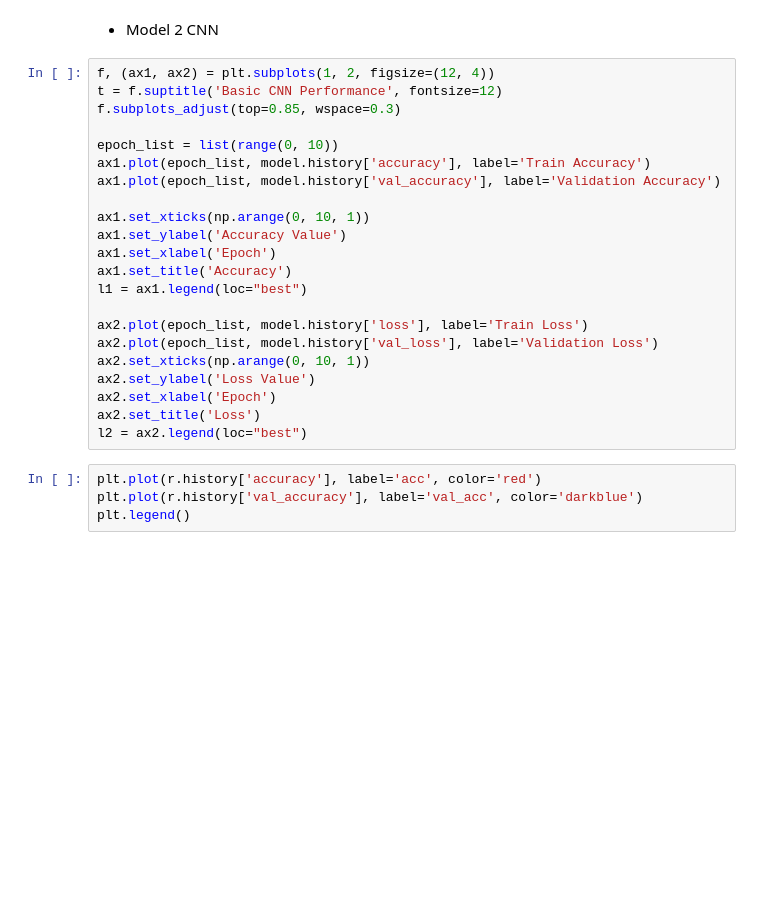
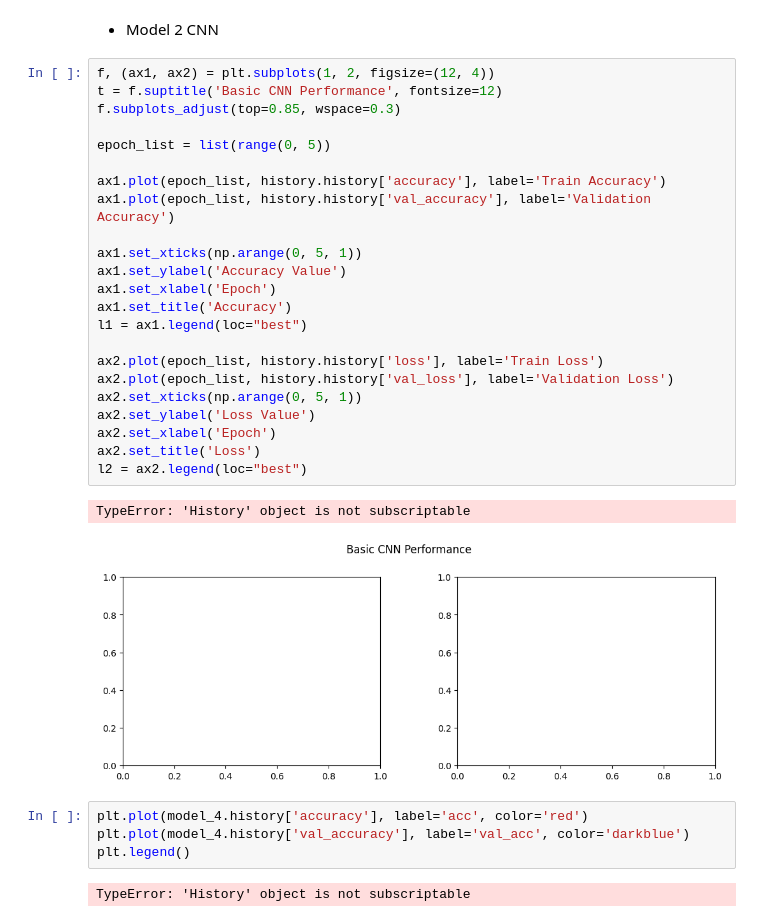
Before and after one commit to ybezginova2016/ZAF056_CV_BlurredImage-detection, a Jupyter notebook: ZUM_project_2_CNN_ResNet50.ipynb, the cells around one changed output. Cells and saved outputs as stored; diff of their text form; blank space fills up the shorter version.

```diff
--- a/ZUM_project_2_CNN_ResNet50.ipynb
+++ b/ZUM_project_2_CNN_ResNet50.ipynb
@@ -515,26 +555,32 @@ l2 = ax2.legend(loc="best")
 # %%
 f, (ax1, ax2) = plt.subplots(1, 2, figsize=(12, 4))
 t = f.suptitle('Basic CNN Performance', fontsize=12)
 f.subplots_adjust(top=0.85, wspace=0.3)
 
-epoch_list = list(range(0, 10))
-ax1.plot(epoch_list, model.history['accuracy'], label='Train Accuracy')
-ax1.plot(epoch_list, model.history['val_accuracy'], label='Validation Accuracy')
+epoch_list = list(range(0, 5))
 
-ax1.set_xticks(np.arange(0, 10, 1))
+ax1.plot(epoch_list, history.history['accuracy'], label='Train Accuracy')
+ax1.plot(epoch_list, history.history['val_accuracy'], label='Validation Accuracy')
+
+ax1.set_xticks(np.arange(0, 5, 1))
 ax1.set_ylabel('Accuracy Value')
 ax1.set_xlabel('Epoch')
 ax1.set_title('Accuracy')
 l1 = ax1.legend(loc="best")
 
-ax2.plot(epoch_list, model.history['loss'], label='Train Loss')
-ax2.plot(epoch_list, model.history['val_loss'], label='Validation Loss')
-ax2.set_xticks(np.arange(0, 10, 1))
+ax2.plot(epoch_list, history.history['loss'], label='Train Loss')
+ax2.plot(epoch_list, history.history['val_loss'], label='Validation Loss')
+ax2.set_xticks(np.arange(0, 5, 1))
 ax2.set_ylabel('Loss Value')
 ax2.set_xlabel('Epoch')
 ax2.set_title('Loss')
 l2 = ax2.legend(loc="best")
+# %% [output]
+TypeError: 'History' object is not subscriptable
+[figure, added]
 # %%
-plt.plot(r.history['accuracy'], label='acc', color='red')
-plt.plot(r.history['val_accuracy'], label='val_acc', color='darkblue')
+plt.plot(model_4.history['accuracy'], label='acc', color='red')
+plt.plot(model_4.history['val_accuracy'], label='val_acc', color='darkblue')
 plt.legend()
+# %% [output]
+TypeError: 'History' object is not subscriptable
```
Also changed, not shown: parts of 39 cells of this notebook.
